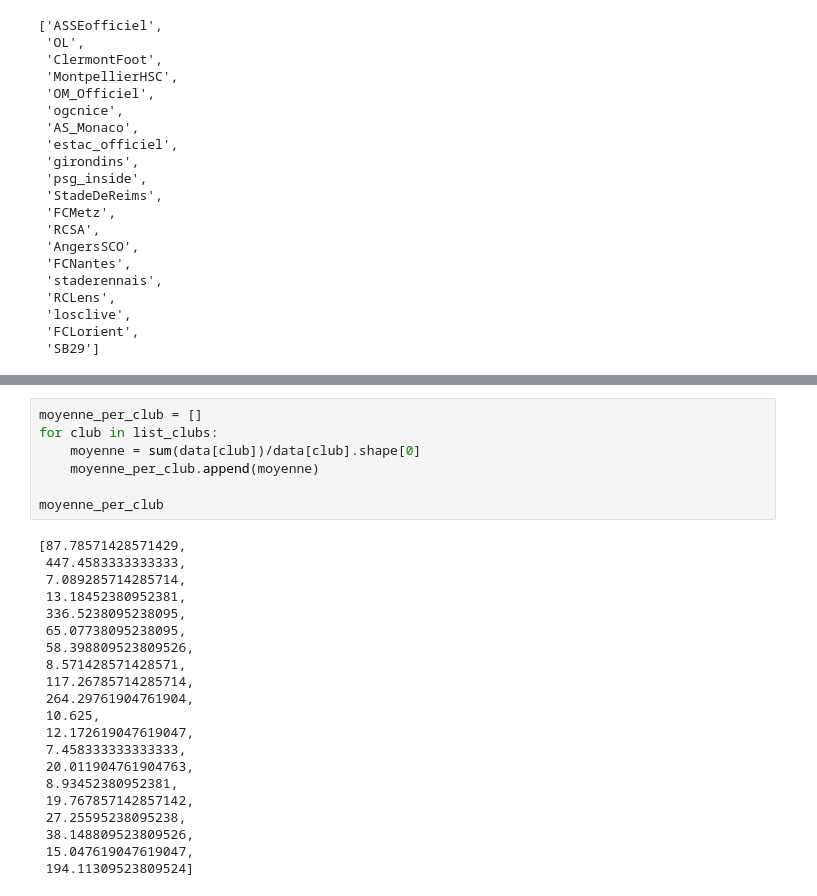
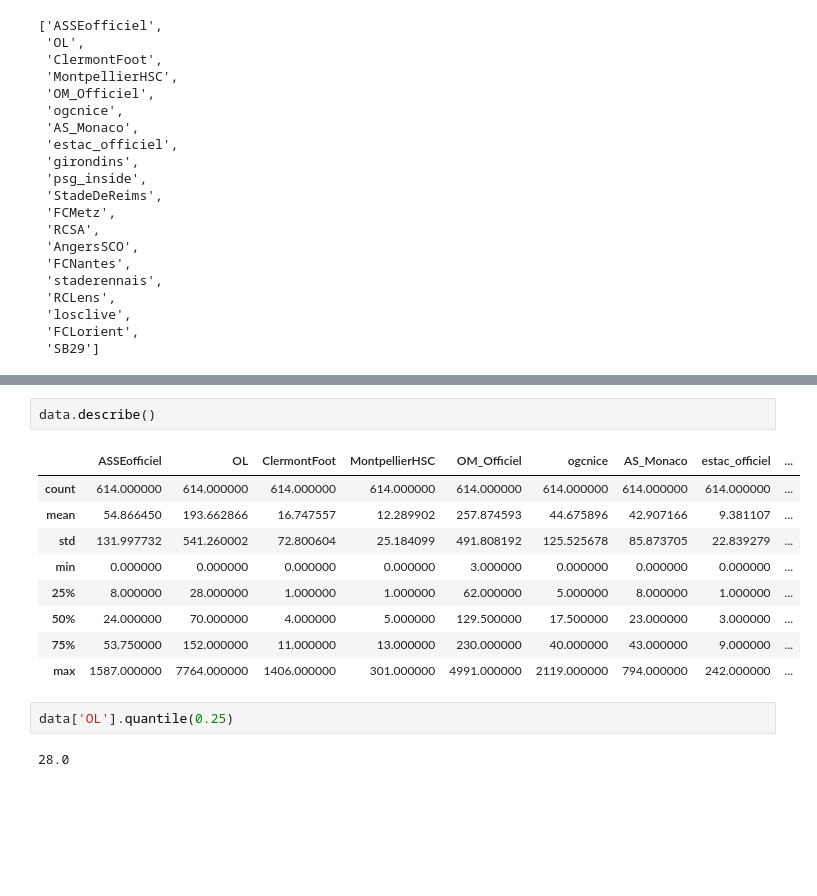
Before and after one commit to Charles-De/Ligue-1-clubs_API_Twitter, a Jupyter notebook: Data Analysis -Clubs Accounts.ipynb, the cells around one changed output, grey strips where cells are left out. Saved outputs shown, nothing was run; the diff lists cells and outputs as text; blank space fills up the shorter version.

```diff
--- a/Data Analysis -Clubs Accounts.ipynb
+++ b/Data Analysis -Clubs Accounts.ipynb
@@ -66,28 +66,16 @@ show()
-# %%
-moyenne_per_club = []
-for club in list_clubs:
-    moyenne = sum(data[club])/data[club].shape[0]
-    moyenne_per_club.append(moyenne)
-
-moyenne_per_club
-# %% [output]
-[87.78571428571429,
- 447.4583333333333,
- 7.089285714285714,
- 13.18452380952381,
- 336.5238095238095,
- 65.07738095238095,
- 58.398809523809526,
- 8.571428571428571,
- 117.26785714285714,
- 264.29761904761904,
- 10.625,
- 12.172619047619047,
- 7.458333333333333,
- 20.011904761904763,
- 8.93452380952381,
- 19.767857142857142,
- 27.25595238095238,
- 38.148809523809526,
- 15.047619047619047,
- 194.11309523809524]
+# %%
+data.describe()
+# %% [output]
+|  | ASSEofficiel | OL | ClermontFoot | MontpellierHSC | OM_Officiel | ogcnice | AS_Monaco | estac_officiel | ... |
+| count | 614.000000 | 614.000000 | 614.000000 | 614.000000 | 614.000000 | 614.000000 | 614.000000 | 614.000000 | ... |
+| mean | 54.866450 | 193.662866 | 16.747557 | 12.289902 | 257.874593 | 44.675896 | 42.907166 | 9.381107 | ... |
+| std | 131.997732 | 541.260002 | 72.800604 | 25.184099 | 491.808192 | 125.525678 | 85.873705 | 22.839279 | ... |
+| min | 0.000000 | 0.000000 | 0.000000 | 0.000000 | 3.000000 | 0.000000 | 0.000000 | 0.000000 | ... |
+| 25% | 8.000000 | 28.000000 | 1.000000 | 1.000000 | 62.000000 | 5.000000 | 8.000000 | 1.000000 | ... |
+| 50% | 24.000000 | 70.000000 | 4.000000 | 5.000000 | 129.500000 | 17.500000 | 23.000000 | 3.000000 | ... |
+| 75% | 53.750000 | 152.000000 | 11.000000 | 13.000000 | 230.000000 | 40.000000 | 43.000000 | 9.000000 | ... |
+| max | 1587.000000 | 7764.000000 | 1406.000000 | 301.000000 | 4991.000000 | 2119.000000 | 794.000000 | 242.000000 | ... |
+# %%
+data['OL'].quantile(0.25)
+# %% [output]
+28.0
```
Also changed, not shown: parts of 20 cells of this notebook, 1 other file.
